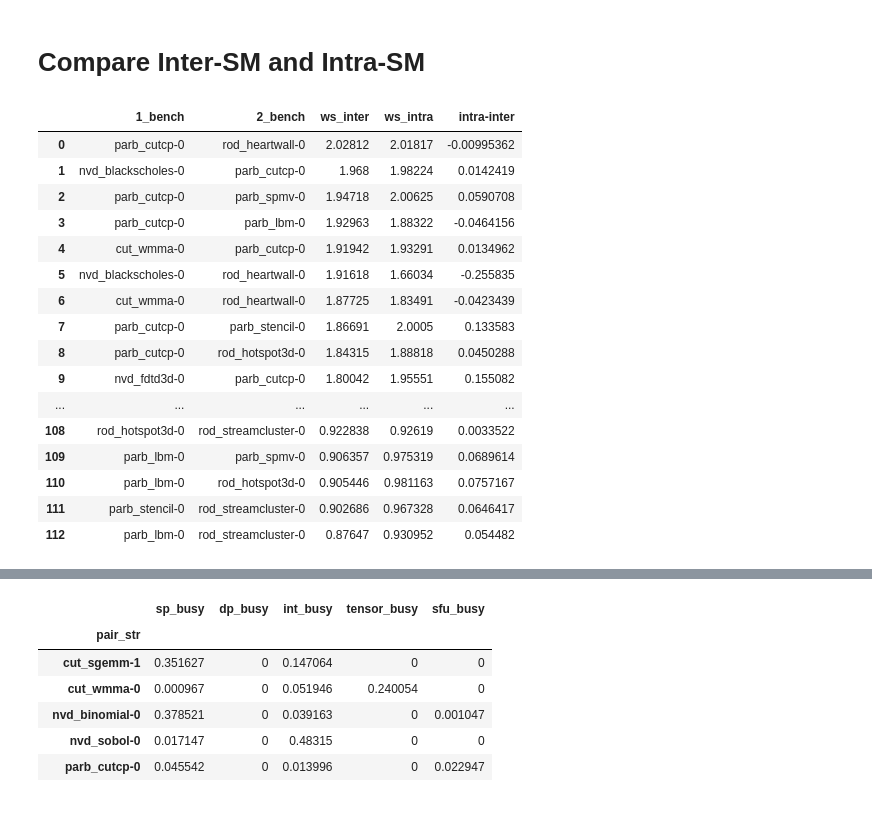
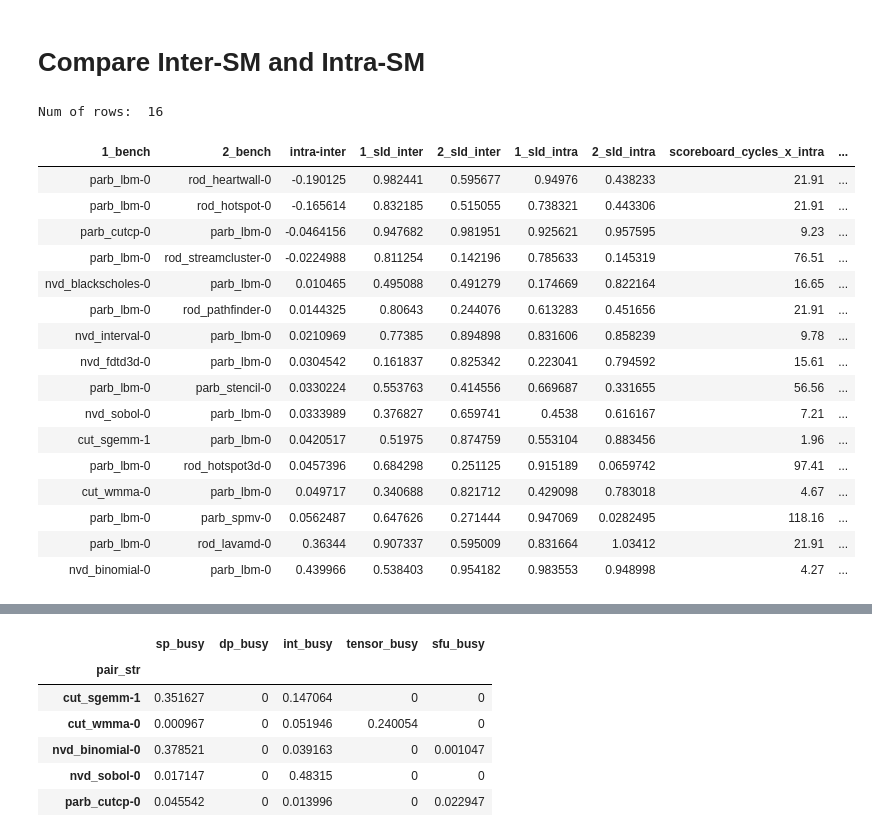
Before and after one commit to UofT-EcoSystem/GPU-Virtualization-Benchmarks, a Jupyter notebook: util/data/notebooks/View_Compare_Sharing.ipynb, the cells around one changed output, grey strips where cells are left out. Cells and saved outputs as stored; diff of their text form; code cells hidden in the pictures.

```diff
--- a/util/data/notebooks/View_Compare_Sharing.ipynb
+++ b/util/data/notebooks/View_Compare_Sharing.ipynb
@@ -60,13 +60,13 @@ df_inter = df_inter[df_inter['fairness'] > 0]
 # Only show best performance for each benchmark pair
 df_inter_show = df_inter.sort_values('ws', ascending=False).drop_duplicates(['1_bench','2_bench'])
 df_inter_show.reset_index(inplace=True, drop=True)
+# df_inter_show = df_inter_show[(df_inter_show['1_bench']=='parb_lbm-0')|(df_inter_show['2_bench']=='parb_lbm-0')]
 
-df_inter_show['delta'] = df_inter_show['norm_ipc_sum'] - df_inter_show['ws']
+# df_inter_show['delta'] = df_inter_show['norm_ipc_sum'] - df_inter_show['ws']
 
 col_inter_show = ['1_bench', '1_inter', '1_sld',
-                    '2_bench', '2_inter', '2_sld', 'ws', 'fairness', 'delta']
+                    '2_bench', '2_inter', '2_sld', 'ws', 'fairness', 'norm_ipc_sum']
 draw_table(df_inter_show, col_inter_show, False).format({'avg_dram_bw_x':'{:.4f}',
                                                          'avg_dram_bw_y':'{:.4f}',
-                                                         'delta': '{:.2f}'
                                                         })
 # %% [output]
@@ -217,29 +270,59 @@ Greater than 1.5 naive delta: 0.21
 # %%
 df_both = pd.merge(df_inter_show, df_dynamic_show, on=['1_bench', '2_bench'], suffixes=('_inter', '_intra'))
 df_both['intra-inter'] = df_both['ws_intra'] - df_both['ws_inter']
-col_both = ['1_bench', '2_bench', 'ws_inter', 'ws_intra', 'intra-inter']
+df_both['diff_mf_lat'] = np.absolute(df_both['1_avg_mem_lat_intra'] - df_both['2_avg_mem_lat_intra'])
+
+# for c in df_both.columns:
+#     print(c)
+
+
+col_both = ['1_bench', '2_bench', #'ws_inter', 'ws_intra',
+            'intra-inter',
+            '1_sld_inter', '2_sld_inter', '1_sld_intra', '2_sld_intra',
+#             'avg_dram_bw_x_intra', 'avg_dram_bw_y_intra',
+            'scoreboard_cycles_x_intra', 'scoreboard_cycles_y_intra',
+#             'l2_BW_x_intra', 'l2_BW_y_intra',
+            '1_conc_cta_delta', '2_conc_cta_delta',
+            '1_intra', '2_intra', '1_inter', '2_inter',
+           ]
+
+df_both['1_conc_cta_delta'] = df_both['1_conc_cta_intra'] - df_both['1_conc_cta_inter']
+df_both['2_conc_cta_delta'] = df_both['2_conc_cta_intra'] - df_both['2_conc_cta_inter']
 
 def highlight_error(s):
-    is_neg = s < -0.1
+    is_neg = s < 0
     return ['background-color: yellow' if v else '' for v in is_neg]
 
 
-draw_table(df_both, col_both, False).apply(highlight_error, subset=['intra-inter'])
+df_both_display = df_both#[df_both['intra-inter']<0]
+
+# pattern: small grids favor inter-SM sharing
+# small_grid = ['parb_cutcp-0', 'rod_heartwall-0', 'rod_streamcluster-0']
+# df_both_display = df_both_display[(~df_both_display['1_bench'].isin(small_grid))&(~df_both_display['2_bench'].isin(small_grid))]
+
+target = 'parb_lbm-0'
+df_both_display = df_both_display[(df_both_display['1_bench']==target)|(df_both_display['2_bench']==target)]
+
+df_both_display = df_both_display.sort_values('intra-inter')
+
+print('Num of rows: ', df_both_display.shape[0])
+draw_table(df_both_display, col_both, True).apply(highlight_error, subset=['intra-inter'])
 # %% [output]
+Num of rows:  16
-|  | 1_bench | 2_bench | ws_inter | ws_intra | intra-inter |
-| 0 | parb_cutcp-0 | rod_heartwall-0 | 2.02812 | 2.01817 | -0.00995362 |
-| 1 | nvd_blackscholes-0 | parb_cutcp-0 | 1.968 | 1.98224 | 0.0142419 |
-| 2 | parb_cutcp-0 | parb_spmv-0 | 1.94718 | 2.00625 | 0.0590708 |
-| 3 | parb_cutcp-0 | parb_lbm-0 | 1.92963 | 1.88322 | -0.0464156 |
-| 4 | cut_wmma-0 | parb_cutcp-0 | 1.91942 | 1.93291 | 0.0134962 |
-| 5 | nvd_blackscholes-0 | rod_heartwall-0 | 1.91618 | 1.66034 | -0.255835 |
-| 6 | cut_wmma-0 | rod_heartwall-0 | 1.87725 | 1.83491 | -0.0423439 |
-| 7 | parb_cutcp-0 | parb_stencil-0 | 1.86691 | 2.0005 | 0.133583 |
-| 8 | parb_cutcp-0 | rod_hotspot3d-0 | 1.84315 | 1.88818 | 0.0450288 |
-| 9 | nvd_fdtd3d-0 | parb_cutcp-0 | 1.80042 | 1.95551 | 0.155082 |
-| ... | ... | ... | ... | ... | ... |
-| 108 | rod_hotspot3d-0 | rod_streamcluster-0 | 0.922838 | 0.92619 | 0.0033522 |
-| 109 | parb_lbm-0 | parb_spmv-0 | 0.906357 | 0.975319 | 0.0689614 |
-| 110 | parb_lbm-0 | rod_hotspot3d-0 | 0.905446 | 0.981163 | 0.0757167 |
-| 111 | parb_stencil-0 | rod_streamcluster-0 | 0.902686 | 0.967328 | 0.0646417 |
-| 112 | parb_lbm-0 | rod_streamcluster-0 | 0.87647 | 0.930952 | 0.054482 |
+| 1_bench | 2_bench | intra-inter | 1_sld_inter | 2_sld_inter | 1_sld_intra | 2_sld_intra | scoreboard_cycles_x_intra | ... |
+| parb_lbm-0 | rod_heartwall-0 | -0.190125 | 0.982441 | 0.595677 | 0.94976 | 0.438233 | 21.91 | ... |
+| parb_lbm-0 | rod_hotspot-0 | -0.165614 | 0.832185 | 0.515055 | 0.738321 | 0.443306 | 21.91 | ... |
+| parb_cutcp-0 | parb_lbm-0 | -0.0464156 | 0.947682 | 0.981951 | 0.925621 | 0.957595 | 9.23 | ... |
+| parb_lbm-0 | rod_streamcluster-0 | -0.0224988 | 0.811254 | 0.142196 | 0.785633 | 0.145319 | 76.51 | ... |
+| nvd_blackscholes-0 | parb_lbm-0 | 0.010465 | 0.495088 | 0.491279 | 0.174669 | 0.822164 | 16.65 | ... |
+| parb_lbm-0 | rod_pathfinder-0 | 0.0144325 | 0.80643 | 0.244076 | 0.613283 | 0.451656 | 21.91 | ... |
+| nvd_interval-0 | parb_lbm-0 | 0.0210969 | 0.77385 | 0.894898 | 0.831606 | 0.858239 | 9.78 | ... |
+| nvd_fdtd3d-0 | parb_lbm-0 | 0.0304542 | 0.161837 | 0.825342 | 0.223041 | 0.794592 | 15.61 | ... |
+| parb_lbm-0 | parb_stencil-0 | 0.0330224 | 0.553763 | 0.414556 | 0.669687 | 0.331655 | 56.56 | ... |
+| nvd_sobol-0 | parb_lbm-0 | 0.0333989 | 0.376827 | 0.659741 | 0.4538 | 0.616167 | 7.21 | ... |
+| cut_sgemm-1 | parb_lbm-0 | 0.0420517 | 0.51975 | 0.874759 | 0.553104 | 0.883456 | 1.96 | ... |
+| parb_lbm-0 | rod_hotspot3d-0 | 0.0457396 | 0.684298 | 0.251125 | 0.915189 | 0.0659742 | 97.41 | ... |
+| cut_wmma-0 | parb_lbm-0 | 0.049717 | 0.340688 | 0.821712 | 0.429098 | 0.783018 | 4.67 | ... |
+| parb_lbm-0 | parb_spmv-0 | 0.0562487 | 0.647626 | 0.271444 | 0.947069 | 0.0282495 | 118.16 | ... |
+| parb_lbm-0 | rod_lavamd-0 | 0.36344 | 0.907337 | 0.595009 | 0.831664 | 1.03412 | 21.91 | ... |
+| nvd_binomial-0 | parb_lbm-0 | 0.439966 | 0.538403 | 0.954182 | 0.983553 | 0.948998 | 4.27 | ... |
```
Also changed, not shown: parts of 11 cells of this notebook, 4 other files.
